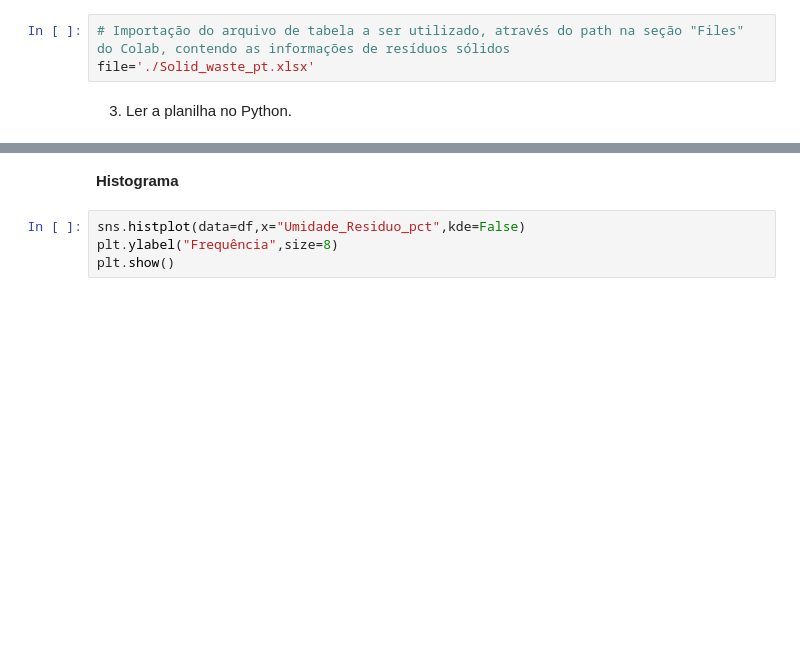
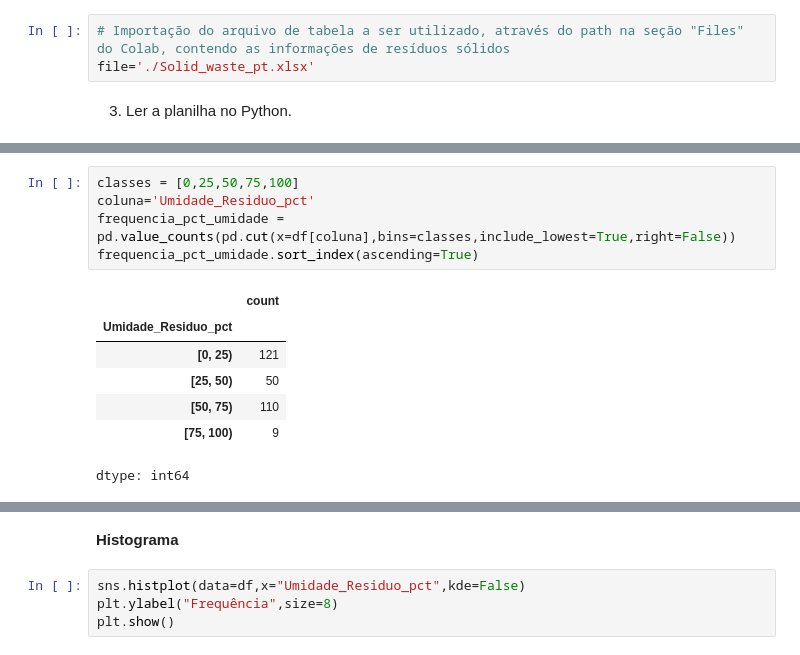
Before and after one commit to gobstech/Solid_Waste_Data_Analysis_Study, a Jupyter notebook: src/quant1_graficos_e_medidas.ipynb, the cells around one changed output, grey strips where cells are left out. Drawn from its saved outputs; the diff is of its cells as text; blank space fills up the shorter version.

```diff
--- a/src/quant1_graficos_e_medidas.ipynb
+++ b/src/quant1_graficos_e_medidas.ipynb
@@ -33 +33,14 @@ df
 290 rows × 11 columns
+# %%
+classes = [0,25,50,75,100]
+coluna='Umidade_Residuo_pct'
+frequencia_pct_umidade = pd.value_counts(pd.cut(x=df[coluna],bins=classes,include_lowest=True,right=False))
+frequencia_pct_umidade.sort_index(ascending=True)
+# %% [output]
+|  | count |
+| Umidade_Residuo_pct |  |
+| [0, 25) | 121 |
+| [25, 50) | 50 |
+| [50, 75) | 110 |
+| [75, 100) | 9 |
+dtype: int64
```
Also changed, not shown: parts of 5 cells of this notebook, 3 other files.
